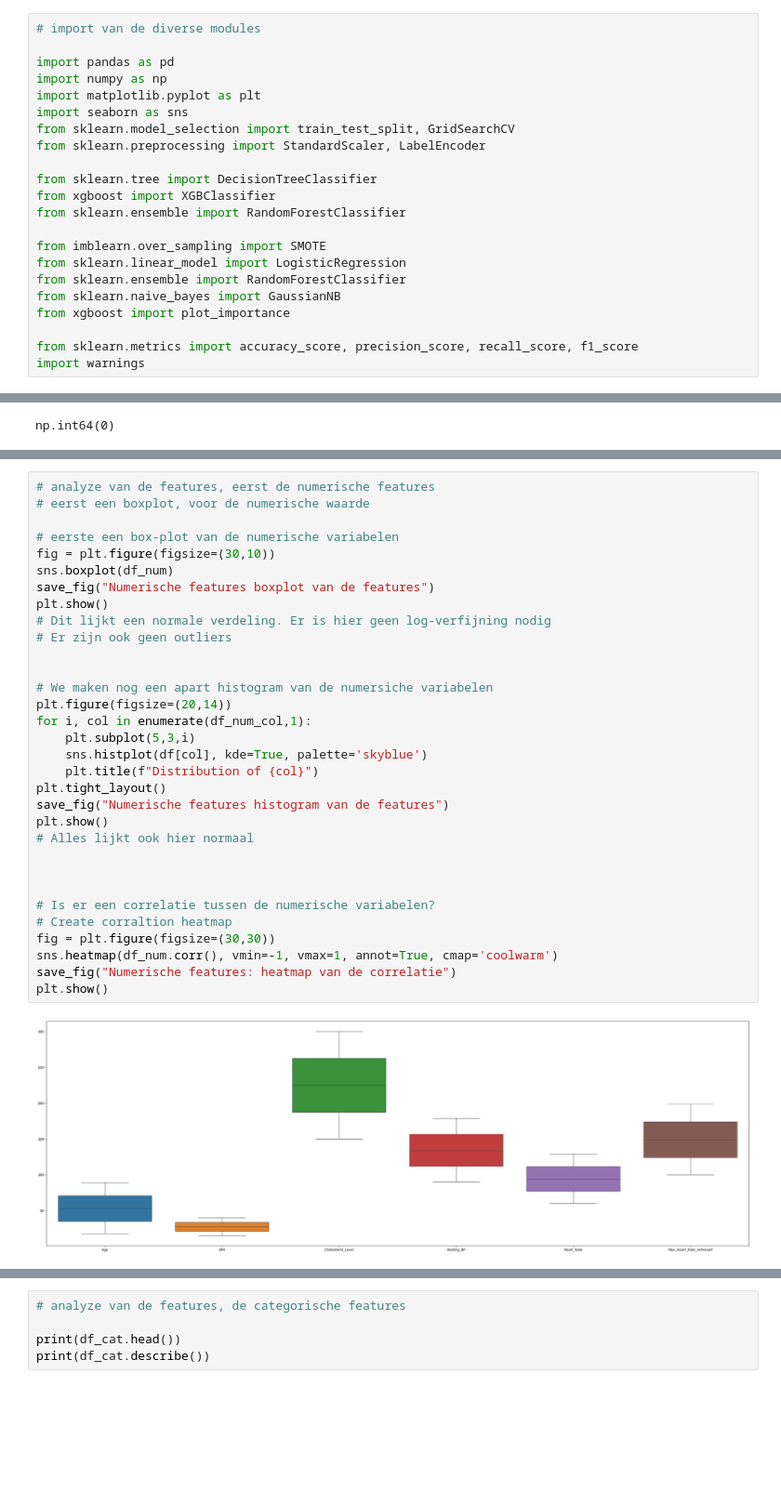
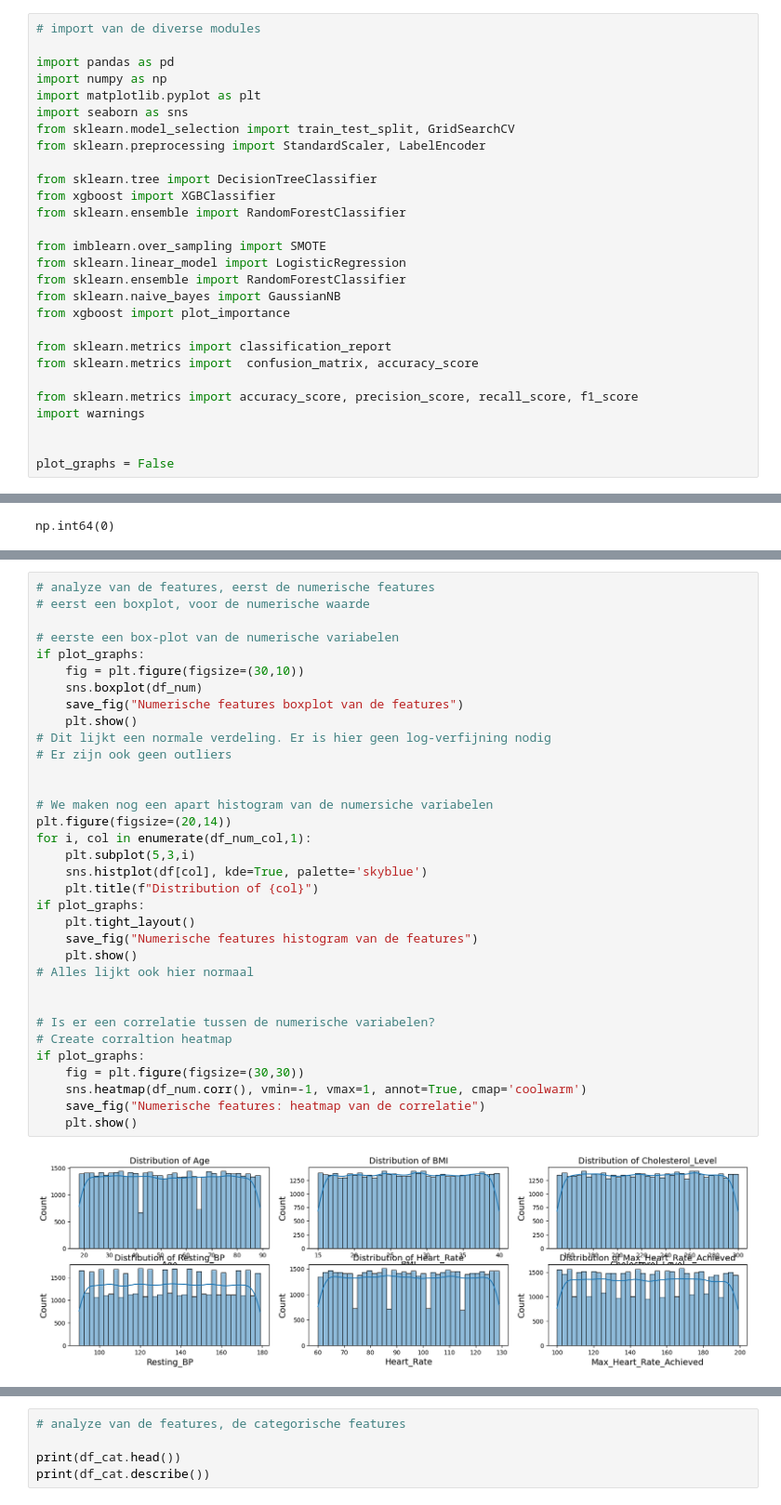
Before and after one commit to wheselmans/data_science_cases, a Jupyter notebook: cases/Cases_LogReg_Geert_HeartAttackRiskPrediction/CaseLogReg_20250205.ipynb, the cells around one changed output, grey strips where cells are left out. Shown: that part at 93% size. Cells and saved outputs as stored; diff of their text form; blank space fills up the shorter version.

```diff
--- a/cases/Cases_LogReg_Geert_HeartAttackRiskPrediction/CaseLogReg_20250205.ipynb
+++ b/cases/Cases_LogReg_Geert_HeartAttackRiskPrediction/CaseLogReg_20250205.ipynb
@@ -41,8 +41,14 @@ from sklearn.ensemble import RandomForestClassifier
 from sklearn.naive_bayes import GaussianNB
 from xgboost import plot_importance
 
+from sklearn.metrics import classification_report
+from sklearn.metrics import  confusion_matrix, accuracy_score
+
 from sklearn.metrics import accuracy_score, precision_score, recall_score, f1_score
 import warnings
+
+
+plot_graphs = False
 # %%
 # extra code overal gebruikt
 
@@ -255,34 +262,36 @@ plt.show()
 # %%
 # analyze van de features, eerst de numerische features
 # eerst een boxplot, voor de numerische waarde
 
 # eerste een box-plot van de numerische variabelen
-fig = plt.figure(figsize=(30,10))
-sns.boxplot(df_num)
-save_fig("Numerische features boxplot van de features")
-plt.show()
+if plot_graphs:
+    fig = plt.figure(figsize=(30,10))
+    sns.boxplot(df_num)
+    save_fig("Numerische features boxplot van de features")
+    plt.show()
 # Dit lijkt een normale verdeling. Er is hier geen log-verfijning nodig
 # Er zijn ook geen outliers
 
 
 # We maken nog een apart histogram van de numersiche variabelen
 plt.figure(figsize=(20,14))
 for i, col in enumerate(df_num_col,1):
     plt.subplot(5,3,i)
     sns.histplot(df[col], kde=True, palette='skyblue')
     plt.title(f"Distribution of {col}")
-plt.tight_layout()
-save_fig("Numerische features histogram van de features")
-plt.show()
+if plot_graphs:
+    plt.tight_layout()
+    save_fig("Numerische features histogram van de features")
+    plt.show()
 # Alles lijkt ook hier normaal
-
 
 
 # Is er een correlatie tussen de numerische variabelen?
 # Create corraltion heatmap
-fig = plt.figure(figsize=(30,30))
-sns.heatmap(df_num.corr(), vmin=-1, vmax=1, annot=True, cmap='coolwarm')
-save_fig("Numerische features: heatmap van de correlatie")
-plt.show()
+if plot_graphs:
+    fig = plt.figure(figsize=(30,30))
+    sns.heatmap(df_num.corr(), vmin=-1, vmax=1, annot=True, cmap='coolwarm')
+    save_fig("Numerische features: heatmap van de correlatie")
+    plt.show()
 # %% [output]
-[figure, old version]
+[figure, new version]
```
Also changed, not shown: parts of 17 cells of this notebook.
